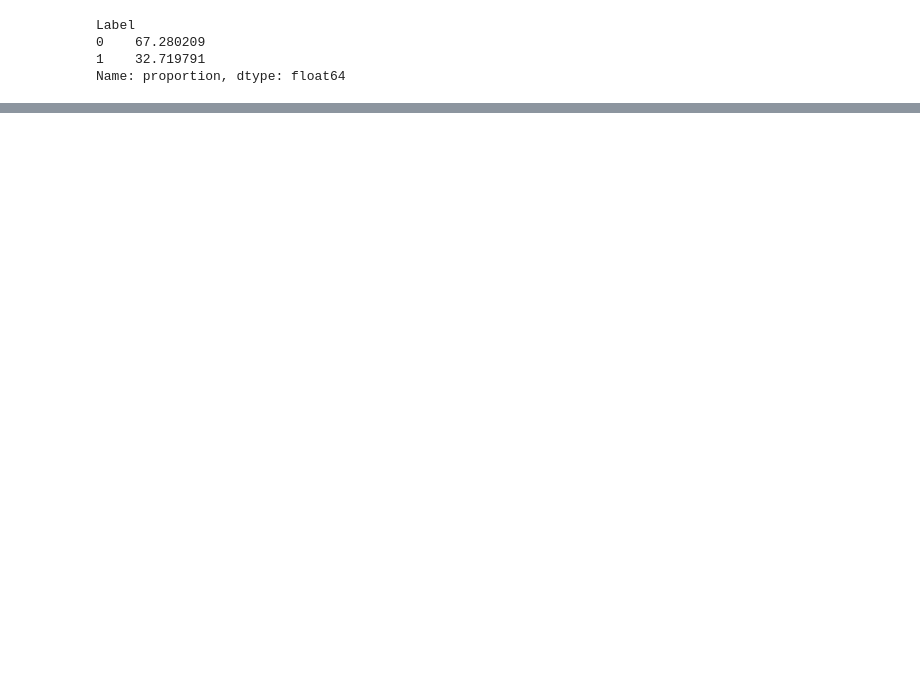
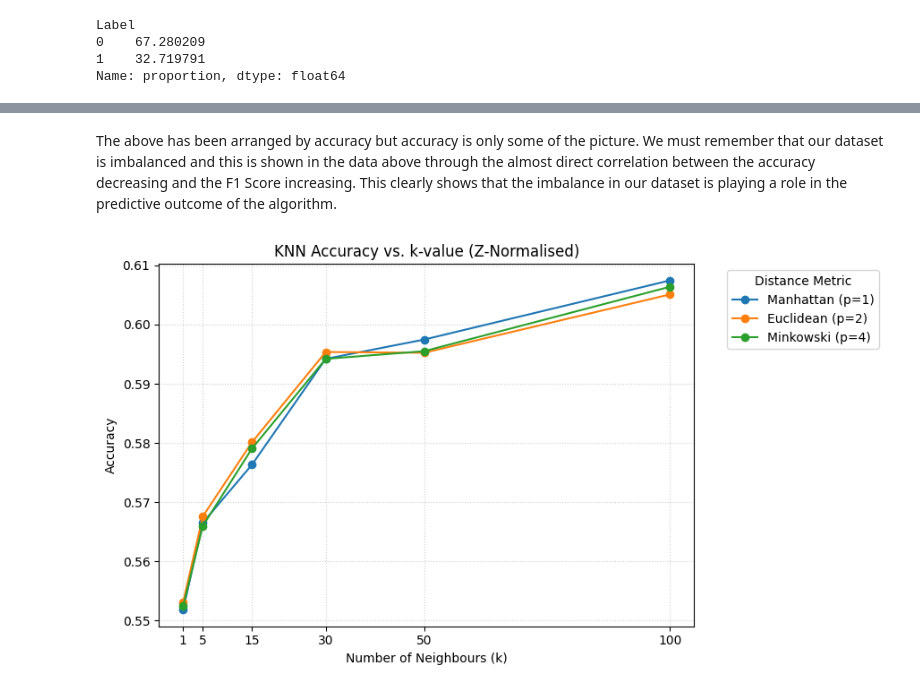
Before and after one commit to jackjulianhickey/machine_learning, a Jupyter notebook: assignment_01.ipynb, the cells around one changed output, grey strips where cells are left out. Saved outputs shown, nothing was run; the diff lists cells and outputs as text; code cells hidden in the pictures; blank space fills up the shorter version.

```diff
--- a/assignment_01.ipynb
+++ b/assignment_01.ipynb
@@ -106,0 +267,30 @@ To prepare the remaining physiological features (`HR` and `respr`) for distance-
+# %%
+# For KNN plot the accuracy with the K Value
+def knn_display_accuracy(knn_df, title="KNN Accuracy vs. k-value"):
+    # Metric mapping dictionary
+    metric_map = {
+        1: "Manhattan (p=1)",
+        2: "Euclidean (p=2)",
+        4: "Minkowski (p=4)"
+    }
+
+    df = knn_df.copy()
+    df['Distance (p)'] = df['Model'].str.extract(r'p=(\d+)').astype(int)
+    df['k'] = df['Model'].str.extract(r'k=(\d+)').astype(int)
+
+    pivot_acc = df.pivot(index='k', columns='Distance (p)', values='Accuracy')
+
+    # rename columns using the mapping dictionary
+    pivot_acc = pivot_acc.rename(columns=lambda p: metric_map.get(p, f"Order of {p}"))
+
+    # Plot
+    ax = pivot_acc.plot(kind='line', marker='o', figsize=(9, 5))
+    plt.title(title)
+    plt.xlabel("Number of Neighbours (k)")
+    plt.ylabel("Accuracy")
+
+    plt.xticks(sorted(df['k'].unique()))
+    plt.grid(True, linestyle=':', alpha=0.6)
+    plt.legend(title="Distance Metric", bbox_to_anchor=(1.05, 1), loc='upper left')
+    plt.tight_layout()
+    plt.show()
@@ -106,0 +344,10 @@ To prepare the remaining physiological features (`HR` and `respr`) for distance-
+# %%
+# No input required for knn_evaluate when evaluating the default z-normalised data
+z_normalised_knn_results_list = knn_evaluate("Z-Normalised")
+
+print("EVALUATING KNN Z-NORMALISED DATA")
+z_normalised_knn_results_df = pd.DataFrame(z_normalised_knn_results_list)
+
+display(z_normalised_knn_results_df.sort_values(by='Accuracy', ascending=False)[
+    ['Model', 'K Neighbours', 'Distance P','Accuracy', 'Precision', 'Recall', 'F1 Score', 'Execution Time (s)']
+])
@@ -106,0 +373,6 @@ To prepare the remaining physiological features (`HR` and `respr`) for distance-
+# %% [markdown]
+The above has been arranged by accuracy but accuracy is only some of the picture. We must remember that our dataset is imbalanced and this is shown in the data above through the almost direct correlation between the accuracy decreasing and the F1 Score increasing. This clearly shows that the imbalance in our dataset is playing a role in the predictive outcome of the algorithm.
+# %%
+knn_display_accuracy(z_normalised_knn_results_df, "KNN Accuracy vs. k-value (Z-Normalised)")
+# %% [output]
+[figure, added]
```
Also changed, not shown: parts of 70 cells of this notebook.
